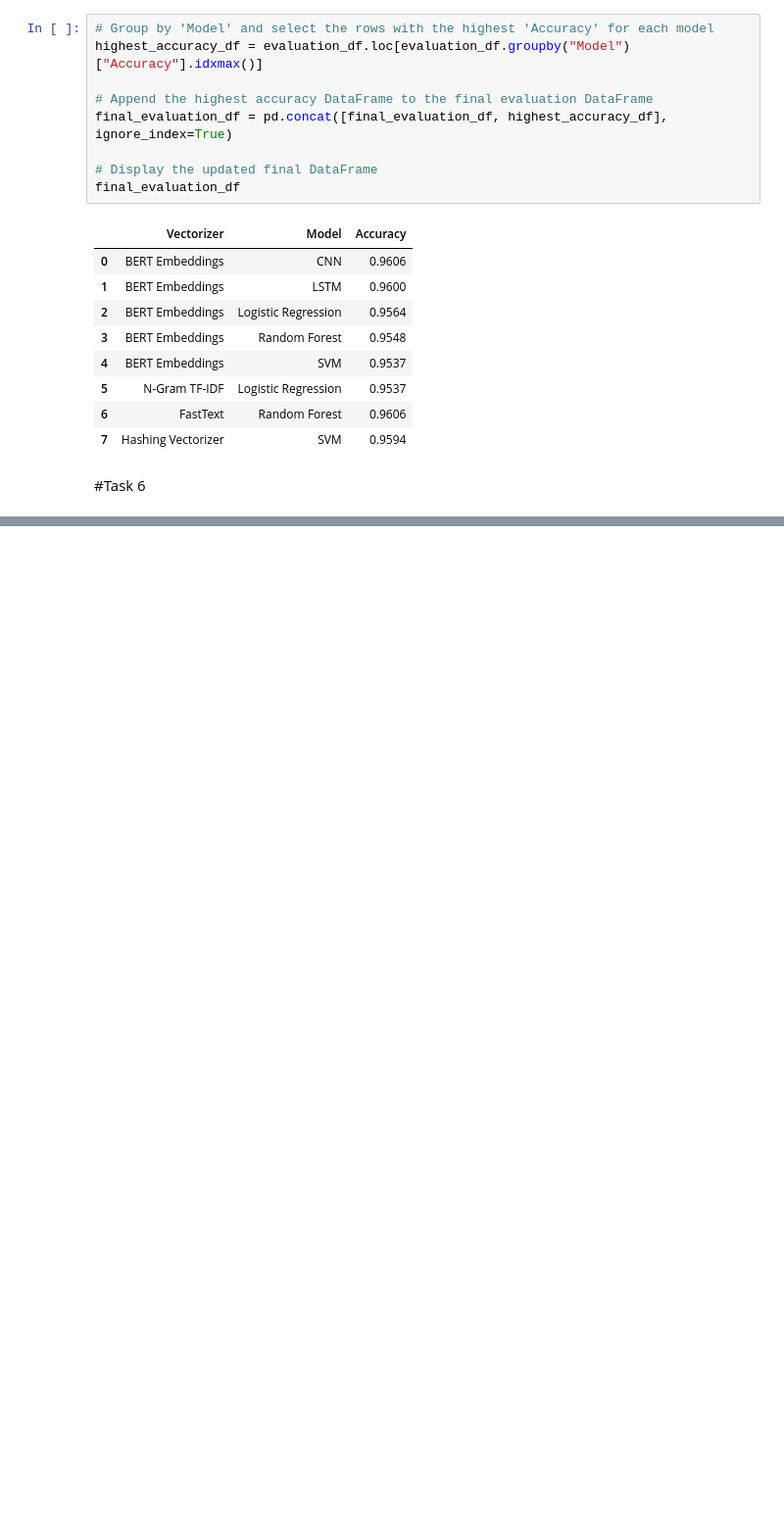
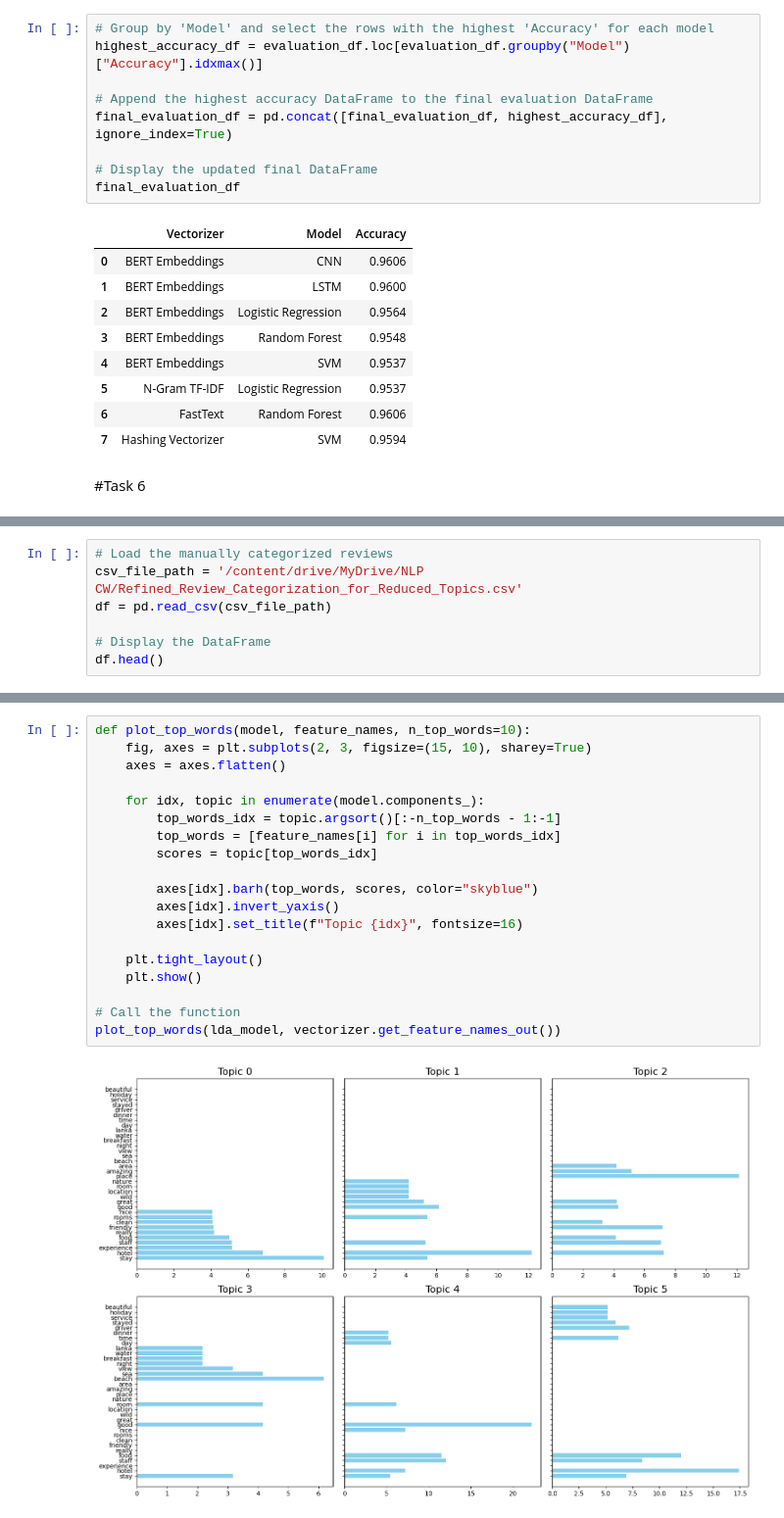
Before and after one commit to j-ranasinghe/nlp_cw, a Jupyter notebook: Solution_GroupH.ipynb, the cells around one changed output, grey strips where cells are left out. Shown at 98% size. Saved outputs shown, nothing was run; the diff lists cells and outputs as text; blank space fills up the shorter version.

```diff
--- a/Solution_GroupH.ipynb
+++ b/Solution_GroupH.ipynb
@@ -1749,0 +1789,7 @@ final_evaluation_df
+# %%
+# Load the manually categorized reviews
+csv_file_path = '/content/drive/MyDrive/NLP CW/Refined_Review_Categorization_for_Reduced_Topics.csv'
+df = pd.read_csv(csv_file_path)
+
+# Display the DataFrame
+df.head()
@@ -1749,0 +1972,21 @@ final_evaluation_df
+# %%
+def plot_top_words(model, feature_names, n_top_words=10):
+    fig, axes = plt.subplots(2, 3, figsize=(15, 10), sharey=True)
+    axes = axes.flatten()
+
+    for idx, topic in enumerate(model.components_):
+        top_words_idx = topic.argsort()[:-n_top_words - 1:-1]
+        top_words = [feature_names[i] for i in top_words_idx]
+        scores = topic[top_words_idx]
+
+        axes[idx].barh(top_words, scores, color="skyblue")
+        axes[idx].invert_yaxis()
+        axes[idx].set_title(f"Topic {idx}", fontsize=16)
+
+    plt.tight_layout()
+    plt.show()
+
+# Call the function
+plot_top_words(lda_model, vectorizer.get_feature_names_out())
+# %% [output]
+[figure, added]
```
Also changed, not shown: parts of 20 cells of this notebook.
